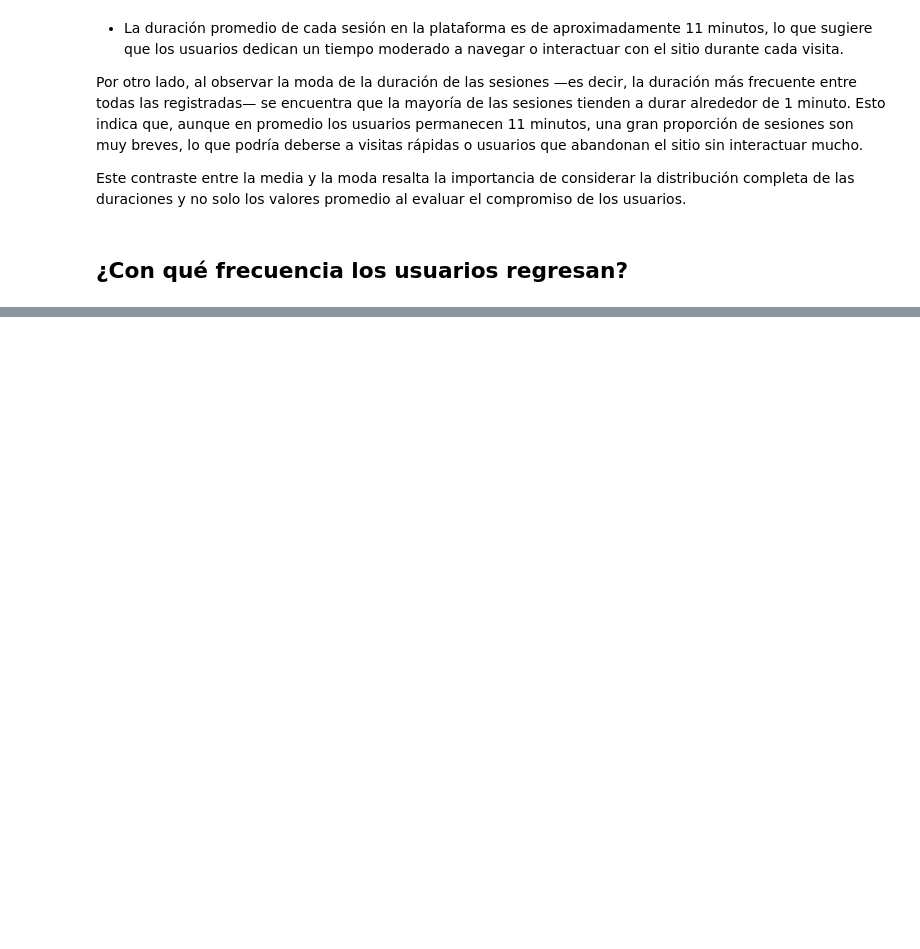
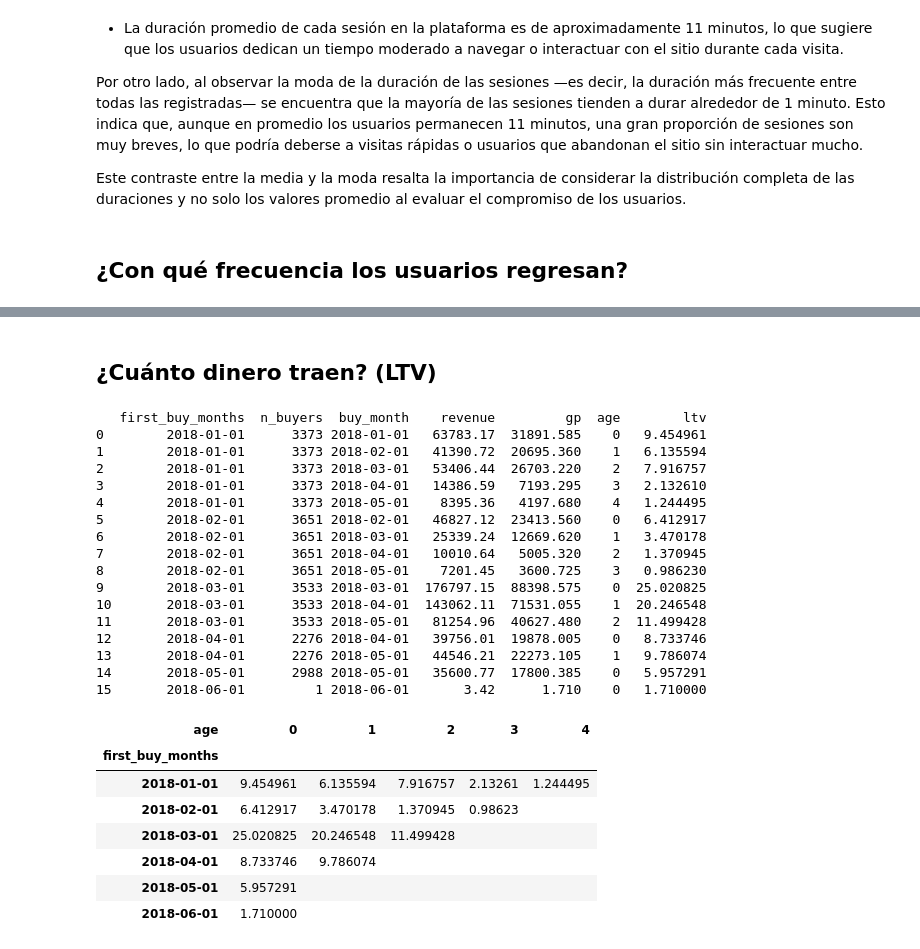
Before and after one commit to DavidRC-Ing/Proyect_Data_Analist_Showz, a Jupyter notebook: Proyecto_shows.ipynb, the cells around one changed output, grey strips where cells are left out. Cells and saved outputs as stored; diff of their text form; code cells hidden in the pictures; blank space fills up the shorter version.

```diff
--- a/Proyecto_shows.ipynb
+++ b/Proyecto_shows.ipynb
@@ -293,0 +452,78 @@ Este contraste entre la media y la moda resalta la importancia de considerar la
+# %% [markdown]
+## ¿Cuánto dinero traen? (LTV)
+# %%
+
+
+orders_2018['buy_ts'] = pd.to_datetime(orders_2018['buy_ts'])
+orders_2018['buy_month'] = orders_2018['buy_ts'].values.astype('datetime64[M]')
+
+
+first_orders = orders_2018.groupby('uid').agg({'buy_month': 'min'}).reset_index()
+first_orders.columns = ['uid', 'first_buy_months']
+
+cohort_sizes = (
+    first_orders.groupby('first_buy_months')
+    .agg({'uid': 'nunique'})
+    .reset_index()
+)
+cohort_sizes.columns = ['first_buy_months', 'n_buyers']
+cohort_sizes.head()
+
+margin_rate = 0.5
+
+orders_ = pd.merge(orders_2018, first_orders, on='uid')
+cohorts = (
+    orders_.groupby(['first_buy_months', 'buy_month'])
+    .agg({'revenue': 'sum'})
+    .reset_index()
+)
+report = pd.merge(cohort_sizes, cohorts, on='first_buy_months')
+
+margin_rate=0.5
+
+report['gp'] = report['revenue'] * margin_rate
+
+
+report['age'] = (
+    (report['buy_month'] - report['first_buy_months']) / np.timedelta64(1, 'D')
+) / 30.44
+report['age'] = report['age'].round().astype('int')
+
+report['ltv'] = report['gp'] / report['n_buyers']
+
+print(report)
+
+
+output = report.pivot_table(
+    index='first_buy_months',
+    columns='age',
+    values='ltv',
+    aggfunc='mean')
+
+output.fillna('')
+# %% [output]
+   first_buy_months  n_buyers  buy_month    revenue         gp  age        ltv
+0        2018-01-01      3373 2018-01-01   63783.17  31891.585    0   9.454961
+1        2018-01-01      3373 2018-02-01   41390.72  20695.360    1   6.135594
+2        2018-01-01      3373 2018-03-01   53406.44  26703.220    2   7.916757
+3        2018-01-01      3373 2018-04-01   14386.59   7193.295    3   2.132610
+4        2018-01-01      3373 2018-05-01    8395.36   4197.680    4   1.244495
+5        2018-02-01      3651 2018-02-01   46827.12  23413.560    0   6.412917
+6        2018-02-01      3651 2018-03-01   25339.24  12669.620    1   3.470178
+7        2018-02-01      3651 2018-04-01   10010.64   5005.320    2   1.370945
+8        2018-02-01      3651 2018-05-01    7201.45   3600.725    3   0.986230
+9        2018-03-01      3533 2018-03-01  176797.15  88398.575    0  25.020825
+10       2018-03-01      3533 2018-04-01  143062.11  71531.055    1  20.246548
+11       2018-03-01      3533 2018-05-01   81254.96  40627.480    2  11.499428
+12       2018-04-01      2276 2018-04-01   39756.01  19878.005    0   8.733746
+13       2018-04-01      2276 2018-05-01   44546.21  22273.105    1   9.786074
+14       2018-05-01      2988 2018-05-01   35600.77  17800.385    0   5.957291
+15       2018-06-01         1 2018-06-01       3.42      1.710    0   1.710000
+| age | 0 | 1 | 2 | 3 | 4 |
+| first_buy_months |  |  |  |  |  |
+| 2018-01-01 | 9.454961 | 6.135594 | 7.916757 | 2.13261 | 1.244495 |
+| 2018-02-01 | 6.412917 | 3.470178 | 1.370945 | 0.98623 |  |
+| 2018-03-01 | 25.020825 | 20.246548 | 11.499428 |  |  |
+| 2018-04-01 | 8.733746 | 9.786074 |  |  |  |
+| 2018-05-01 | 5.957291 |  |  |  |  |
+| 2018-06-01 | 1.710000 |  |  |  |  |
```
Also changed, not shown: parts of 17 cells of this notebook.
